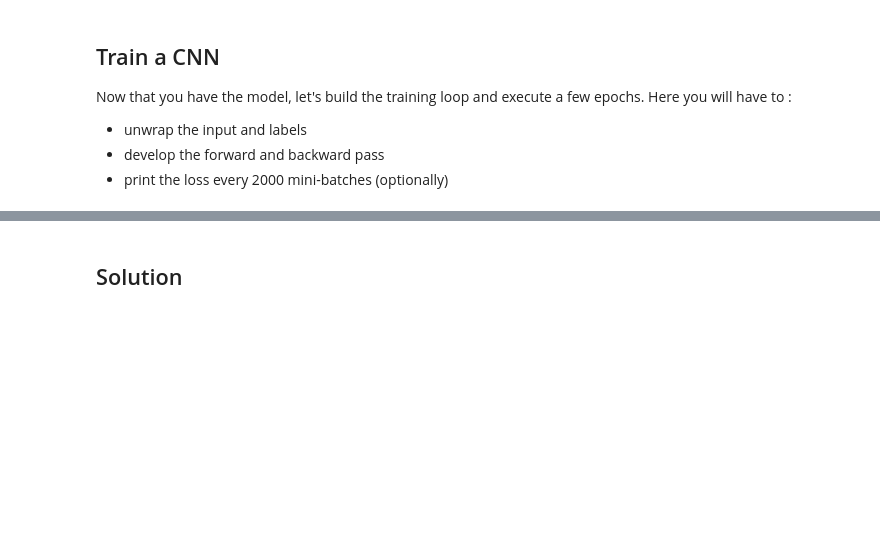
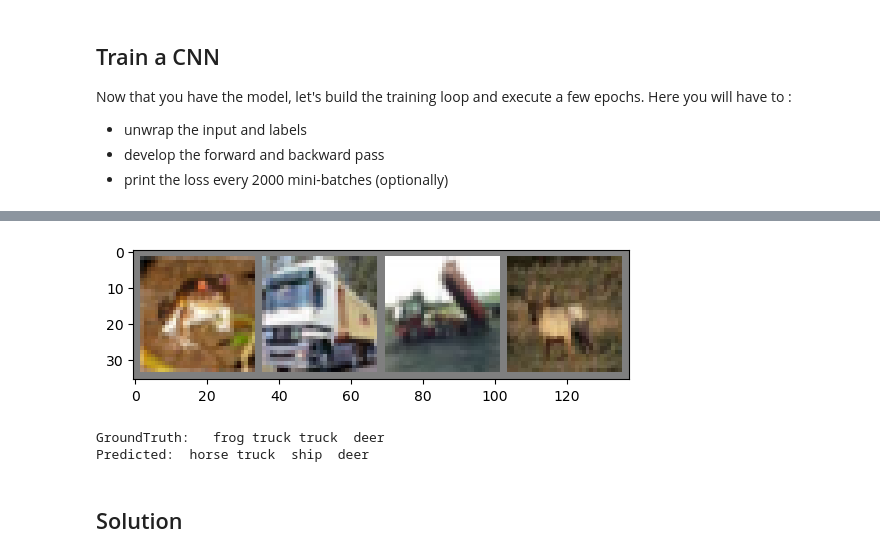
Before and after one commit to kaushikacharya/course_programming_assignment, a Jupyter notebook: Introduction_to_Deep_Learning_and_Neural_Networks/code/cnn_answer.ipynb, the cells around one changed output, grey strips where cells are left out. Cells and saved outputs as stored; diff of their text form; code cells hidden in the pictures; blank space fills up the shorter version.

Commit message:
Exercise: Build CNN :: Updated to run locally.

```diff
--- a/Introduction_to_Deep_Learning_and_Neural_Networks/code/cnn_answer.ipynb
+++ b/Introduction_to_Deep_Learning_and_Neural_Networks/code/cnn_answer.ipynb
@@ -48,0 +20,2 @@ def load_data():
+# %%
+flag_local_run = True
@@ -49,3 +34,32 @@ def load_data():
+# %%
+# Dataset path
+if flag_local_run:
+    dataset_path = '~/data/cifar10'
+else:
+    dataset_path = '../cifar10'
+# %%
+batch_size=4
+
+def show_image(img):
+    img = img / 2 + 0.5     # unnormalize
+    npimg = img.numpy()
+    plt.imshow(np.transpose(npimg, (1, 2, 0)))
+    plt.show()
+
+classes = ('plane', 'car', 'bird', 'cat', 'deer', 'dog', 'frog', 'horse', 'ship', 'truck')
+
+def load_data():
+
+    #convert the images to tensor and normalized them
+    transform = transforms.Compose([
+         transforms.ToTensor(),
+         transforms.Normalize((0.5, 0.5, 0.5), (0.5, 0.5, 0.5))
+        ])
+
+    trainset = CIFAR10(root=dataset_path,  transform=transform)
+    trainloader = torch.utils.data.DataLoader(trainset, batch_size=batch_size,
+                                              shuffle=False, num_workers=1)
+    return trainloader
 # %% [markdown]
 ## Define a CNN
 
@@ -144,7 +158,8 @@ def train(model, training_data):
 
 def evaluate(model):
     dataiter = iter(load_data())
-    images, labels = dataiter.next()
+    # images, labels = dataiter.next()
+    images, labels = next(dataiter)
 
     # print images
     show_image(utils.make_grid(images))
@@ -170,3 +185,4 @@ def main():
     evaluate(model)
 
 main()
+# %% [output]
@@ -173,3 +206,6 @@ main()
+[figure, added]
+GroundTruth:   frog truck truck  deer
+Predicted:  horse truck  ship  deer
 # %% [markdown]
 ## Solution
 # %%
```
Also changed, not shown: parts of 4 cells of this notebook.
